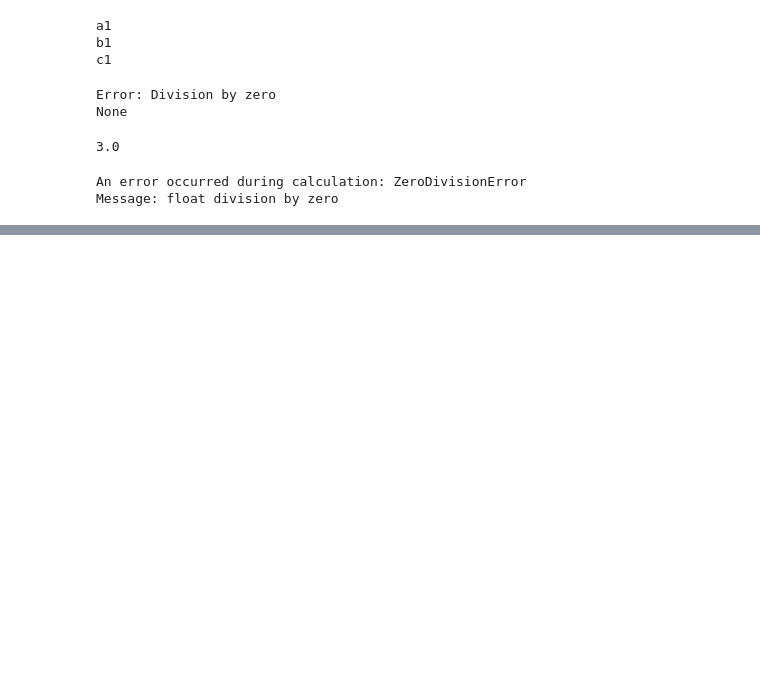
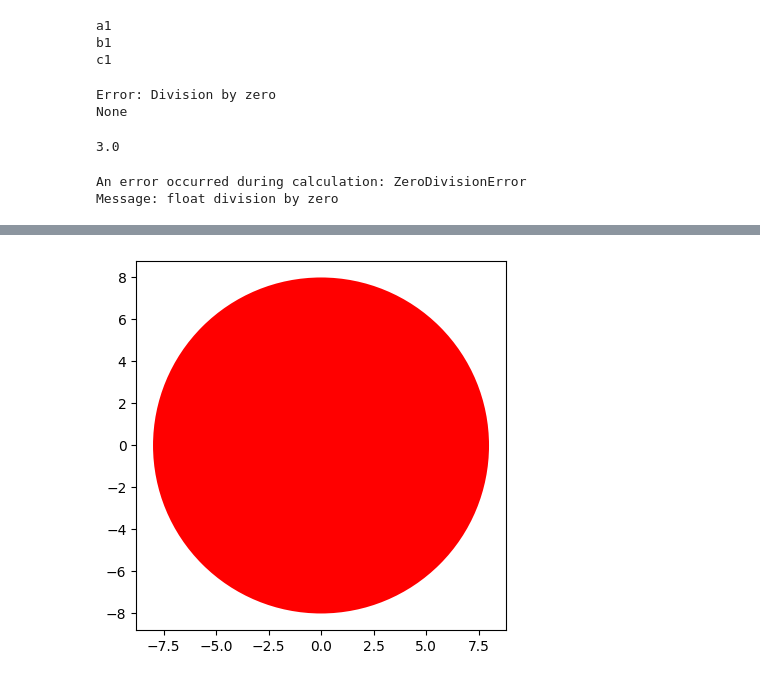
Before and after one commit to Arachneph/Python-Test-Project, a Jupyter notebook: IBM Backend Practice (Python 1).ipynb, the cells around one changed output, grey strips where cells are left out. Drawn from its saved outputs; the diff is of its cells as text; code cells hidden in the pictures; blank space fills up the shorter version.

```diff
--- a/IBM Backend Practice (Python 1).ipynb
+++ b/IBM Backend Practice (Python 1).ipynb
@@ -547,0 +614,8 @@ Message: float division by zero
+# %%
+add_radius = RedCircle.add_radius(5)
+# %%
+add_radius = RedCircle.add_radius(-2)
+# %%
+RedCircle.drawCircle()
+# %% [output]
+[figure, added]
```
Also changed, not shown: parts of 30 cells of this notebook.
